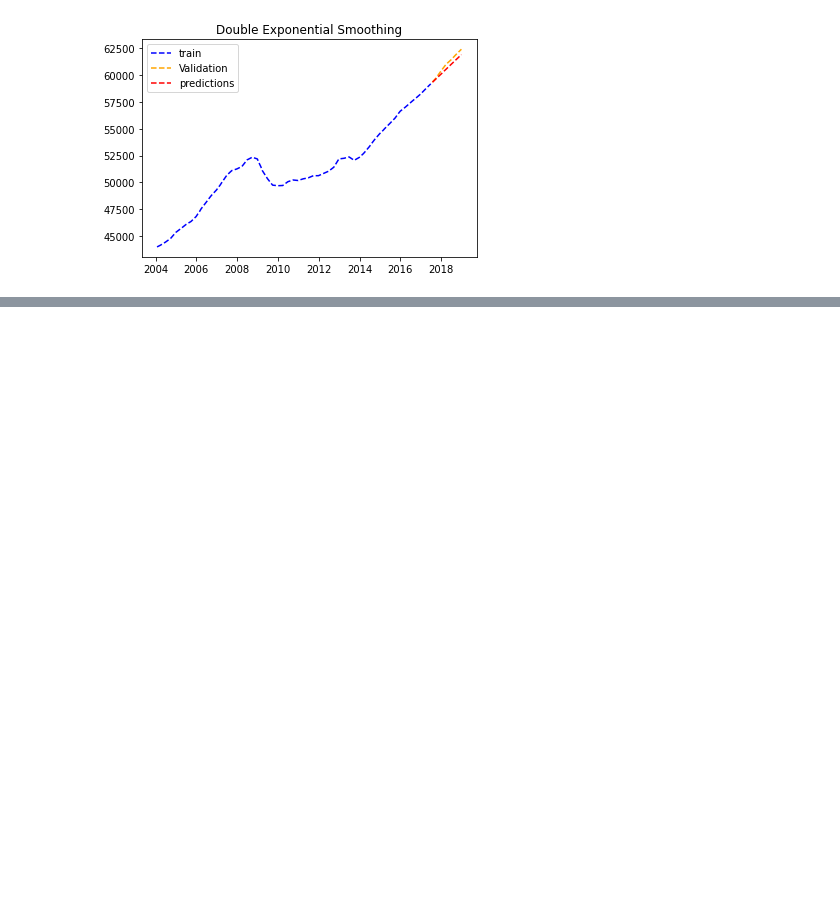
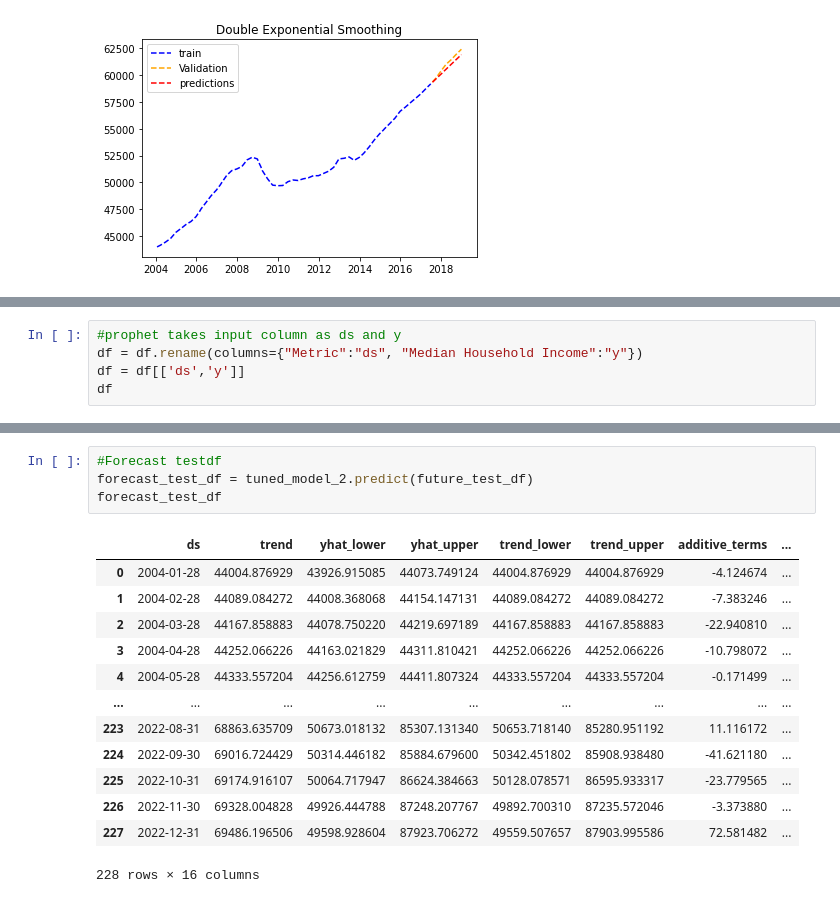
Before and after one commit to GouthamKumar-R/Time-series, a Jupyter notebook: HHI_Fb_prophet_AIF.ipynb, the cells around one changed output, grey strips where cells are left out. Drawn from its saved outputs; the diff is of its cells as text; blank space fills up the shorter version.

```diff
--- a/HHI_Fb_prophet_AIF.ipynb
+++ b/HHI_Fb_prophet_AIF.ipynb
@@ -326,0 +254,5 @@ plt.title("Double Exponential Smoothing");
+# %%
+#prophet takes input column as ds and y
+df = df.rename(columns={"Metric":"ds", "Median Household Income":"y"})
+df = df[['ds','y']]
+df
@@ -326,0 +466,18 @@ plt.title("Double Exponential Smoothing");
+# %%
+#Forecast testdf
+forecast_test_df = tuned_model_2.predict(future_test_df)
+forecast_test_df
+# %% [output]
+|  | ds | trend | yhat_lower | yhat_upper | trend_lower | trend_upper | additive_terms | ... |
+| 0 | 2004-01-28 | 44004.876929 | 43926.915085 | 44073.749124 | 44004.876929 | 44004.876929 | -4.124674 | ... |
+| 1 | 2004-02-28 | 44089.084272 | 44008.368068 | 44154.147131 | 44089.084272 | 44089.084272 | -7.383246 | ... |
+| 2 | 2004-03-28 | 44167.858883 | 44078.750220 | 44219.697189 | 44167.858883 | 44167.858883 | -22.940810 | ... |
+| 3 | 2004-04-28 | 44252.066226 | 44163.021829 | 44311.810421 | 44252.066226 | 44252.066226 | -10.798072 | ... |
+| 4 | 2004-05-28 | 44333.557204 | 44256.612759 | 44411.807324 | 44333.557204 | 44333.557204 | -0.171499 | ... |
+| ... | ... | ... | ... | ... | ... | ... | ... | ... |
+| 223 | 2022-08-31 | 68863.635709 | 50673.018132 | 85307.131340 | 50653.718140 | 85280.951192 | 11.116172 | ... |
+| 224 | 2022-09-30 | 69016.724429 | 50314.446182 | 85884.679600 | 50342.451802 | 85908.938480 | -41.621180 | ... |
+| 225 | 2022-10-31 | 69174.916107 | 50064.717947 | 86624.384663 | 50128.078571 | 86595.933317 | -23.779565 | ... |
+| 226 | 2022-11-30 | 69328.004828 | 49926.444788 | 87248.207767 | 49892.700310 | 87235.572046 | -3.373880 | ... |
+| 227 | 2022-12-31 | 69486.196506 | 49598.928604 | 87923.706272 | 49559.507657 | 87903.995586 | 72.581482 | ... |
+228 rows × 16 columns
```
Also changed, not shown: parts of 67 cells of this notebook.
